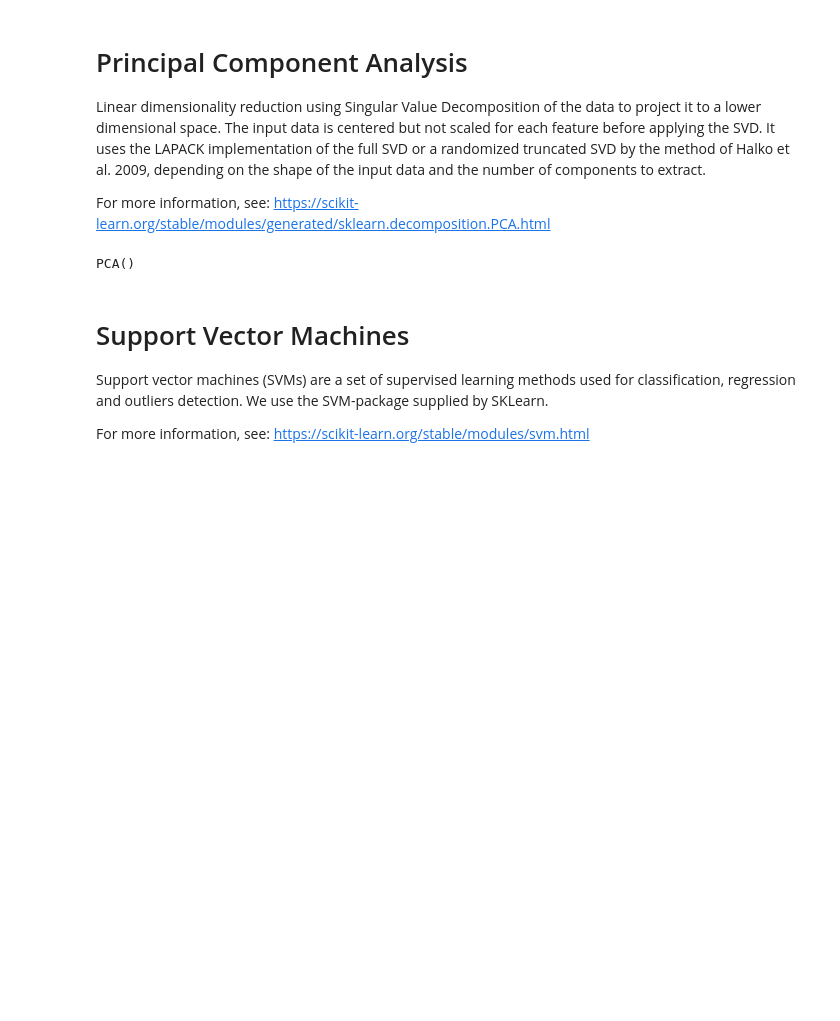
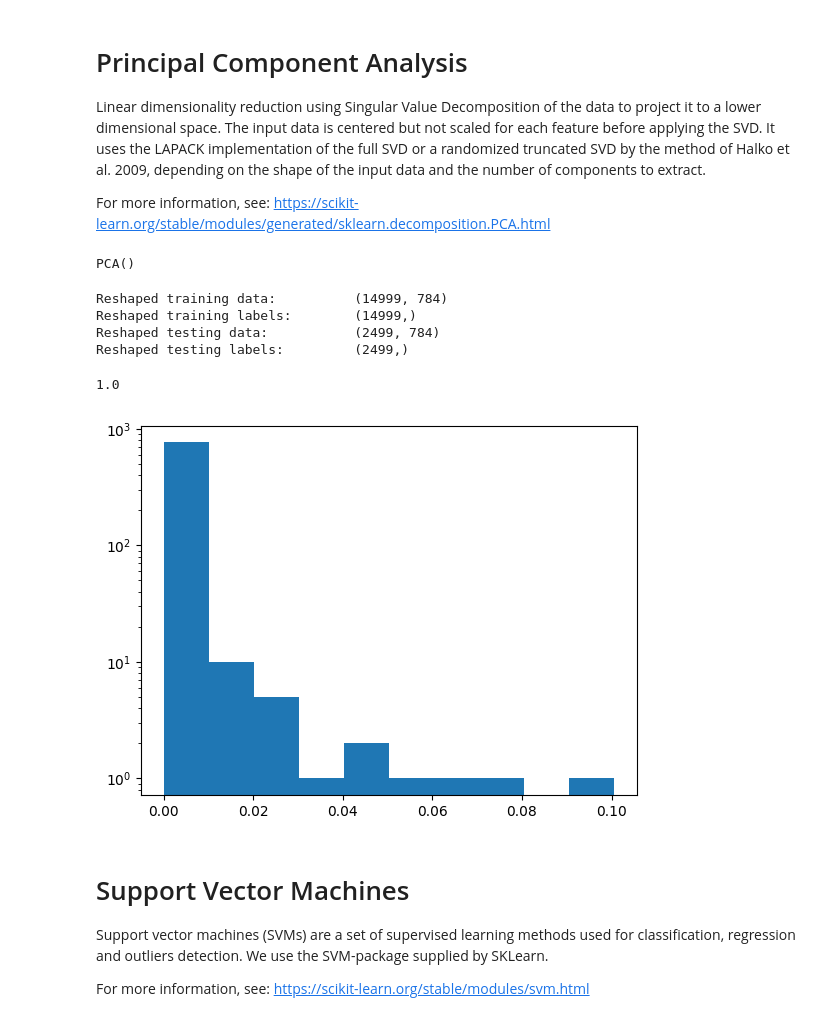
Before and after one commit to ThompsonA93/MNIST_Digits_Benchmark, a Jupyter notebook: src/02_MNIST_SVM_PCA.ipynb, the cells around one changed output. Cells and saved outputs as stored; diff of their text form; code cells hidden in the pictures; blank space fills up the shorter version.

Commit message:
PCA-Data off, needs fixes

```diff
--- a/src/02_MNIST_SVM_PCA.ipynb
+++ b/src/02_MNIST_SVM_PCA.ipynb
@@ -150,13 +150,35 @@ pca = PCA(
     power_iteration_normalizer='auto',
     random_state=None
 )
-pca.fit(train_data, train_label)
+#pca.fit(train_data, train_label)
+pca.fit(train_data)
 # %% [output]
 PCA()
 # %%
 # Reshaping the data based on the PCA
 pca_train_data = pca.transform(train_data)
 pca_test_data = pca.transform(test_data)
+# %%
+# Display (Train) (Test) datasets
+
+print("Reshaped training data:\t\t", pca_train_data.shape)
+print("Reshaped training labels:\t", train_label.shape)
+print("Reshaped testing data:\t\t", pca_test_data.shape)
+print("Reshaped testing labels:\t", test_label.shape)
+
+# As we can see: We now have X images with 784 pixels in total
+# We now operate on this data
+# %% [output]
+Reshaped training data:          (14999, 784)
+Reshaped training labels:        (14999,)
+Reshaped testing data:           (2499, 784)
+Reshaped testing labels:         (2499,)
+# %%
+plt.hist(pca.explained_variance_ratio_, log=True)
+pca.explained_variance_ratio_.sum()
+# %% [output]
+1.0
+[figure, added]
 # %% [markdown]
 # Support Vector Machines
 
```
Also changed, not shown: parts of 4 cells of this notebook, 2 other files.
